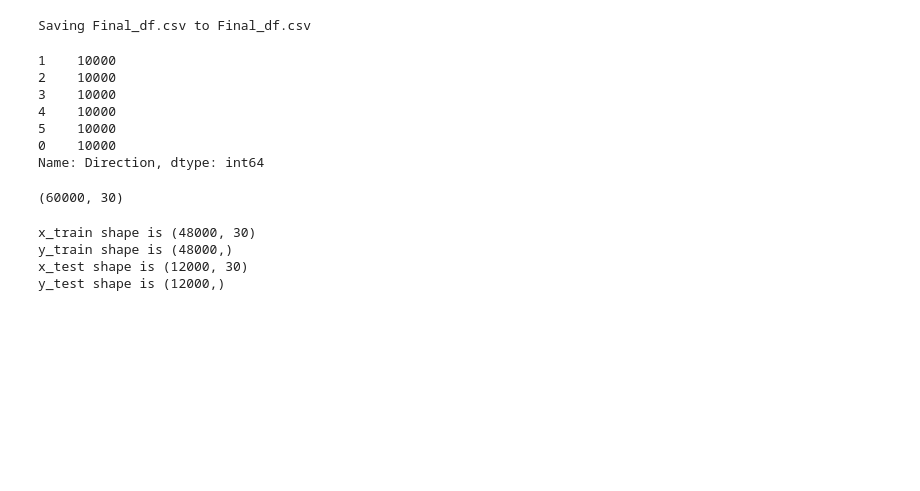
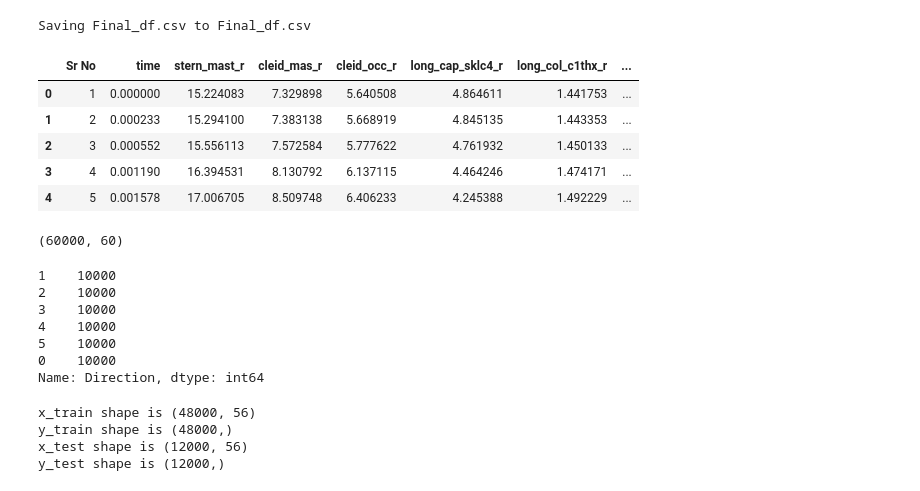
Before and after one commit to krish0195/ml_end_to-_end, a Jupyter notebook: xg_boost_running.ipynb, the cells around one changed output. Cells and saved outputs as stored; diff of their text form; code cells hidden in the pictures; blank space fills up the shorter version.

```diff
--- a/xg_boost_running.ipynb
+++ b/xg_boost_running.ipynb
@@ -42,6 +46,18 @@ Saving Final_df.csv to Final_df.csv
 # %%
 
 df_fulldata=pd.read_csv('Final_df.csv')
+df_fulldata.head()
+# %% [output]
+|  | Sr No | time | stern_mast_r | cleid_mas_r | cleid_occ_r | long_cap_sklc4_r | long_col_c1thx_r | ... |
+| 0 | 1 | 0.000000 | 15.224083 | 7.329898 | 5.640508 | 4.864611 | 1.441753 | ... |
+| 1 | 2 | 0.000233 | 15.294100 | 7.383138 | 5.668919 | 4.845135 | 1.443353 | ... |
+| 2 | 3 | 0.000552 | 15.556113 | 7.572584 | 5.777622 | 4.761932 | 1.450133 | ... |
+| 3 | 4 | 0.001190 | 16.394531 | 8.130792 | 6.137115 | 4.464246 | 1.474171 | ... |
+| 4 | 5 | 0.001578 | 17.006705 | 8.509748 | 6.406233 | 4.245388 | 1.492229 | ... |
+# %%
+df_fulldata.shape
+# %% [output]
+(60000, 60)
 # %%
 #label encoding of tgt varaible
 tgt_map = {    'Flexion_football':0,
@@ -71,20 +87,10 @@ Name: Direction, dtype: int64
 from sklearn.preprocessing import StandardScaler
 scalar=StandardScaler()
 scalar.fit(x)
-scaled_data = scalar.transform(x)
-
-
-from sklearn.decomposition import PCA
-pca = PCA(n_components=30)
-pca.fit(scaled_data)
-x_pca = pca.transform(scaled_data)
-scaled_data.shape
-x_pca.shape
+x_scaled = pd.DataFrame(scalar.transform(x),columns=x.columns)
-# %% [output]
-(60000, 30)
 # %%
 from sklearn.model_selection import train_test_split
-x_train, x_test, y_train, y_test = train_test_split(x_pca, y, test_size = 0.20, stratify = y, random_state = 43,shuffle=True)
+x_train, x_test, y_train, y_test = train_test_split(x_scaled, y, test_size = 0.20, stratify = y, random_state = 43,shuffle=True)
 
 print("x_train shape is",x_train.shape)
 print("y_train shape is",y_train.shape)
@@ -92,9 +98,9 @@ print("y_train shape is",y_train.shape)
 print("x_test shape is",x_test.shape)
 print("y_test shape is",y_test.shape)
 # %% [output]
-x_train shape is (48000, 30)
+x_train shape is (48000, 56)
 y_train shape is (48000,)
-x_test shape is (12000, 30)
+x_test shape is (12000, 56)
 y_test shape is (12000,)
 # %%
 #Classification Metrics:
```
Also changed, not shown: parts of 24 cells of this notebook.
